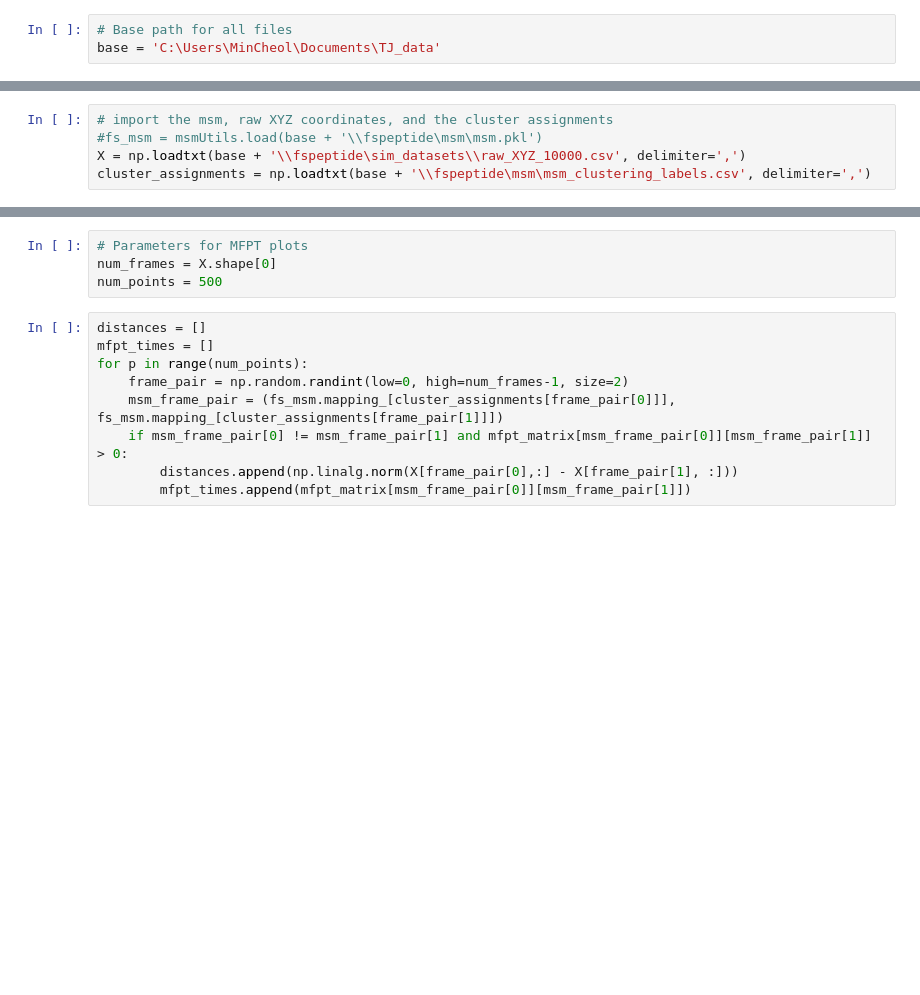
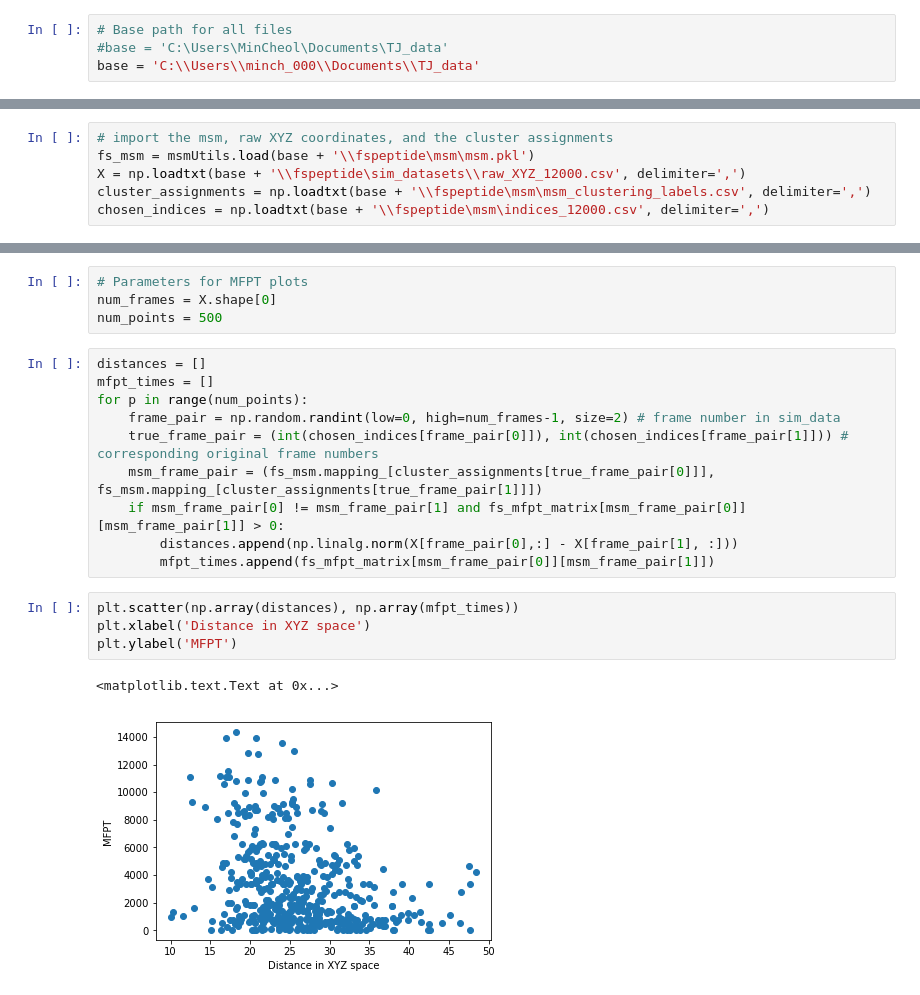
Before and after one commit to alenkran/Protein_Dynamics_TJ, a Jupyter notebook: MSM_Builder_Test/Baseline Analysis.ipynb, the cells around one changed output, grey strips where cells are left out. Drawn from its saved outputs; the diff is of its cells as text; blank space fills up the shorter version.

```diff
--- a/MSM_Builder_Test/Baseline Analysis.ipynb
+++ b/MSM_Builder_Test/Baseline Analysis.ipynb
@@ -20,7 +21,8 @@ import matplotlib.pyplot as plt
 %matplotlib inline
 # %%
 # Base path for all files
-base = 'C:\Users\MinCheol\Documents\TJ_data'
+#base = 'C:\Users\MinCheol\Documents\TJ_data'
+base = 'C:\\Users\\minch_000\\Documents\\TJ_data'
 # %% [markdown]
 ## FsPeptide Baseline MFPT
 # %% [markdown]
@@ -28,5 +32,6 @@ base = 'C:\Users\MinCheol\Documents\TJ_data'
 # %%
 # import the msm, raw XYZ coordinates, and the cluster assignments
-#fs_msm = msmUtils.load(base + '\\fspeptide\msm\msm.pkl')
-X = np.loadtxt(base + '\\fspeptide\sim_datasets\\raw_XYZ_10000.csv', delimiter=',')
+fs_msm = msmUtils.load(base + '\\fspeptide\msm\msm.pkl')
+X = np.loadtxt(base + '\\fspeptide\sim_datasets\\raw_XYZ_12000.csv', delimiter=',')
 cluster_assignments = np.loadtxt(base + '\\fspeptide\msm\msm_clustering_labels.csv', delimiter=',')
+chosen_indices = np.loadtxt(base + '\\fspeptide\msm\indices_12000.csv', delimiter=',')
@@ -47,8 +46,16 @@ num_points = 500
 distances = []
 mfpt_times = []
 for p in range(num_points):
-    frame_pair = np.random.randint(low=0, high=num_frames-1, size=2)
-    msm_frame_pair = (fs_msm.mapping_[cluster_assignments[frame_pair[0]]], fs_msm.mapping_[cluster_assignments[frame_pair[1]]])
-    if msm_frame_pair[0] != msm_frame_pair[1] and mfpt_matrix[msm_frame_pair[0]][msm_frame_pair[1]] > 0:
+    frame_pair = np.random.randint(low=0, high=num_frames-1, size=2) # frame number in sim_data
+    true_frame_pair = (int(chosen_indices[frame_pair[0]]), int(chosen_indices[frame_pair[1]])) # corresponding original frame numbers
+    msm_frame_pair = (fs_msm.mapping_[cluster_assignments[true_frame_pair[0]]], fs_msm.mapping_[cluster_assignments[true_frame_pair[1]]])
+    if msm_frame_pair[0] != msm_frame_pair[1] and fs_mfpt_matrix[msm_frame_pair[0]][msm_frame_pair[1]] > 0:
         distances.append(np.linalg.norm(X[frame_pair[0],:] - X[frame_pair[1], :]))
-        mfpt_times.append(mfpt_matrix[msm_frame_pair[0]][msm_frame_pair[1]])
+        mfpt_times.append(fs_mfpt_matrix[msm_frame_pair[0]][msm_frame_pair[1]])
+# %%
+plt.scatter(np.array(distances), np.array(mfpt_times))
+plt.xlabel('Distance in XYZ space')
+plt.ylabel('MFPT')
+# %% [output]
+<matplotlib.text.Text at 0x...>
+[figure, added]
```
Also changed, not shown: parts of 14 cells of this notebook, 1 other file.
